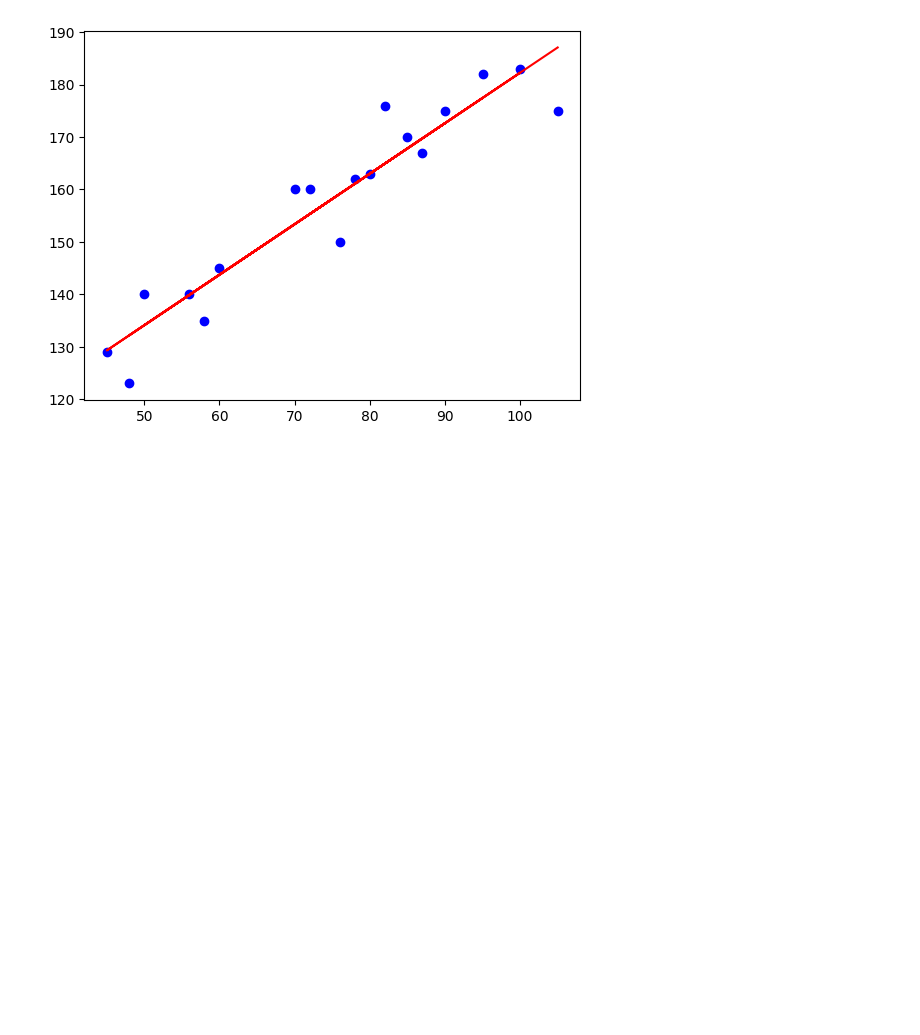
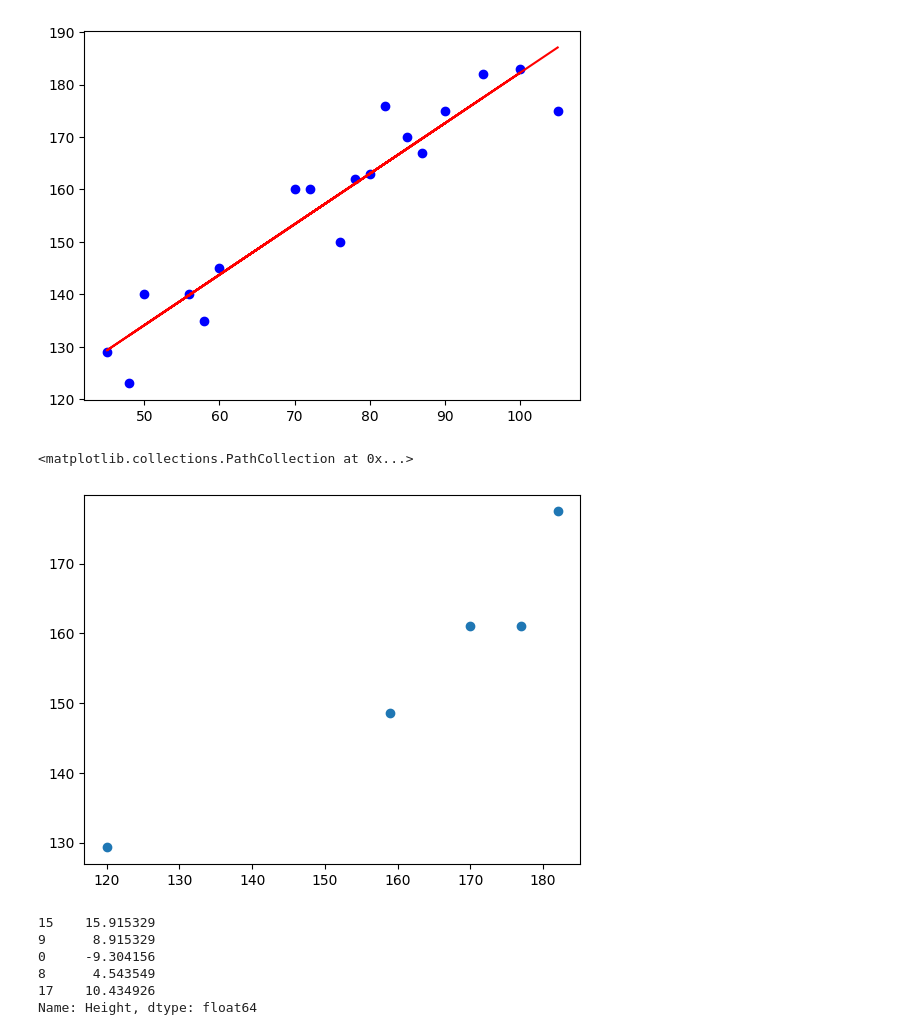
Before and after one commit to SawhneySatvik/MachineLearning, a Jupyter notebook: 06.Regression/SimpleRegression.ipynb, the cells around one changed output. Drawn from its saved outputs; the diff is of its cells as text; code cells hidden in the pictures; blank space fills up the shorter version.

```diff
--- a/06.Regression/SimpleRegression.ipynb
+++ b/06.Regression/SimpleRegression.ipynb
@@ -87,3 +89,19 @@ plt.plot(X_train, lin_reg.predict(X_train_scaled), color='red')
 # %% [output]
 [<matplotlib.lines.Line2D at 0x...>]
 [figure]
+# %%
+# Assumptions
+plt.scatter(y_test, y_pred)
+# %% [output]
+<matplotlib.collections.PathCollection at 0x...>
+[figure, added]
+# %%
+residuals = y_test - y_pred
+residuals
+# %% [output]
+15    15.915329
+9      8.915329
+0     -9.304156
+8      4.543549
+17    10.434926
+Name: Height, dtype: float64
```
Also changed, not shown: parts of 3 cells of this notebook.
